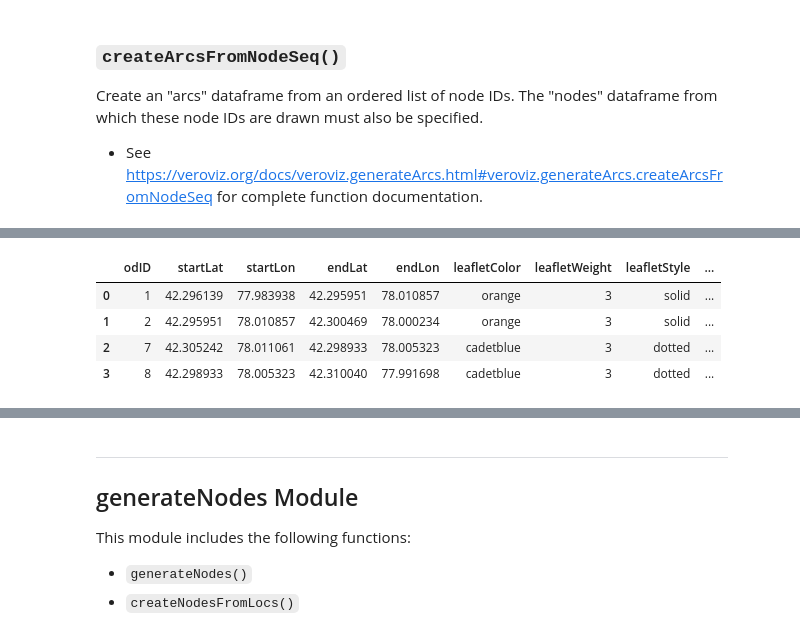
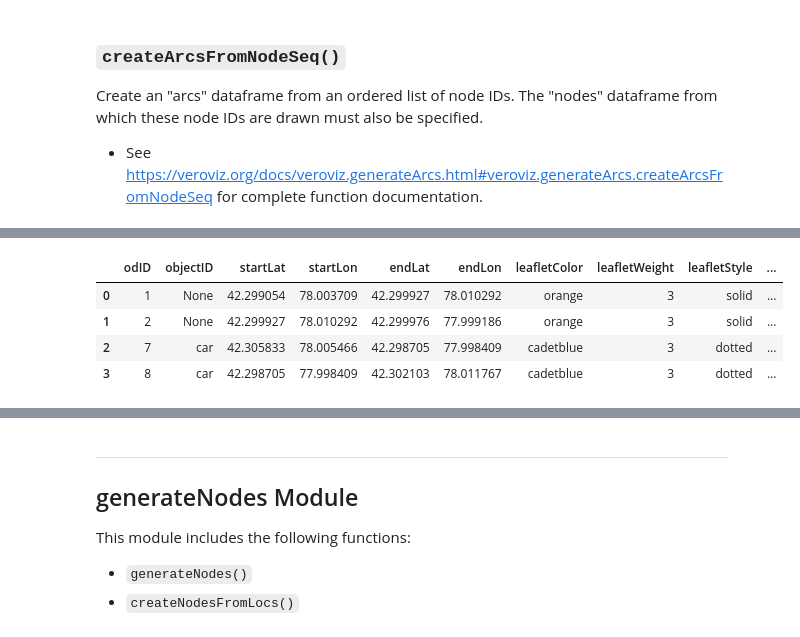
Before and after one commit to optimatorlab/veroviz, a Jupyter notebook: examples/function_examples.ipynb, the cells around one changed output, grey strips where cells are left out. Drawn from its saved outputs; the diff is of its cells as text; code cells hidden in the pictures.

```diff
--- a/examples/function_examples.ipynb
+++ b/examples/function_examples.ipynb
@@ -21,0 +531,20 @@ This module includes the following function:
+# %%
+# Find the coordination times for the truck and drone.
+# These will be the earliest times that both the truck and drone can arrive at a node.
+maxArrivalTime = {}
+
+# 1) The truck travels from 1 to 3; the drone travels from 1 to 2 to 3:
+truckArrivalTime = timeSecTruck[1,3]
+droneArrivalTime = timeSecDrone[1,2] + timeSecDrone[2,3]
+maxArrivalTime[3] = max(truckArrivalTime, droneArrivalTime)
+
+# 2) The truck travels from 3 to 5; the drone travels from 3 to 4 to 5:
+truckArrivalTime = maxArrivalTime[3] + timeSecTruck[3,5]
+droneArrivalTime = maxArrivalTime[3] + timeSecDrone[3,4] + timeSecDrone[4,5]
+maxArrivalTime[5] = max(truckArrivalTime, droneArrivalTime)
+
+# 3) Let's also capture the time at which the truck will return to node 1:
+maxArrivalTime[1] = maxArrivalTime[5] + timeSecTruck[5,1]
+
+# maxArrival Time[1] is now the total time required to complete all of the deliveries
+maxArrivalTime
@@ -132,0 +797,9 @@ Message: Assignments (.czml) were written to /Users/murray/cesium/static_object_
+# %%
+>>> # Make our car wait for 65 seconds before starting:
+>>> assignmentsDF = vrv.addStaticAssignment(
+...     odID         = 0,
+...     objectID     = 'Blue Car',
+...     modelFile    = 'veroviz/models/car_blue.gltf',
+...     loc          = locs[0],
+...     startTimeSec = 0.0,
+...     endTimeSec   = 65.0)
@@ -132,0 +862,4 @@ Message: Assignments (.czml) were written to /Users/murray/cesium/static_object_
+# %%
+# Generate a `Nodes` dataframe from our first three locations
+# (the fourth location is a duplicate of the first).
+exampleNodes = vrv.createNodesFromLocs(locs=locs[0:3])
@@ -132,0 +990,10 @@ Message: Assignments (.czml) were written to /Users/murray/cesium/static_object_
+# %%
+# Make our car wait for 65 seconds before starting:
+>>> assignmentsDF = vrv.addStaticAssignment(
+...     odID         = 0,
+...     objectID     = 'Blue Car',
+...     modelFile    = 'veroviz/models/car_blue.gltf',
+...     loc          = [exampleNodes.loc[exampleNodes['id'] == 1]['lat'].values[0],
+...                     exampleNodes.loc[exampleNodes['id'] == 1]['lon'].values[0]],
+...     startTimeSec = 0.0,
+...     endTimeSec   = 65.0)
@@ -658,26 +1602,27 @@ myArcs
 # %%
 # This example includes all of the available function arguments:
 >>> moreArcs = vrv.createArcsFromNodeSeq(
 ...     nodeSeq        = [3, 16, 9],
 ...     nodes          = myNodes,
 ...     initArcs       = myArcs,
 ...     startArc       = 7,
+...     objectID       = 'car',
 ...     leafletColor   = 'cadetblue',
 ...     leafletWeight  = 3,
 ...     leafletStyle   = 'dotted',
 ...     leafletOpacity = 0.8,
 ...     useArrows      = False,
 ...     cesiumColor    = 'Cesium.Color.CADETBLUE',
 ...     cesiumWeight   = 3,
 ...     cesiumStyle    = 'dotted',
 ...     cesiumOpacity  = 0.8)
 >>> moreArcs
 # %% [output]
-|  | odID | startLat | startLon | endLat | endLon | leafletColor | leafletWeight | leafletStyle | ... |
-| 0 | 1 | 42.296139 | 77.983938 | 42.295951 | 78.010857 | orange | 3 | solid | ... |
-| 1 | 2 | 42.295951 | 78.010857 | 42.300469 | 78.000234 | orange | 3 | solid | ... |
-| 2 | 7 | 42.305242 | 78.011061 | 42.298933 | 78.005323 | cadetblue | 3 | dotted | ... |
-| 3 | 8 | 42.298933 | 78.005323 | 42.310040 | 77.991698 | cadetblue | 3 | dotted | ... |
+|  | odID | objectID | startLat | startLon | endLat | endLon | leafletColor | leafletWeight | leafletStyle | ... |
+| 0 | 1 | None | 42.299054 | 78.003709 | 42.299927 | 78.010292 | orange | 3 | solid | ... |
+| 1 | 2 | None | 42.299927 | 78.010292 | 42.299976 | 77.999186 | orange | 3 | solid | ... |
+| 2 | 7 | car | 42.305833 | 78.005466 | 42.298705 | 77.998409 | cadetblue | 3 | dotted | ... |
+| 3 | 8 | car | 42.298705 | 77.998409 | 42.302103 | 78.011767 | cadetblue | 3 | dotted | ... |
 # %%
 # Display the nodes and arcs on a Leaflet map:
 >>> vrv.createLeaflet(mapObject=myMap, arcs=moreArcs)
```
Also changed, not shown: parts of 110 cells of this notebook, 8 other files.
